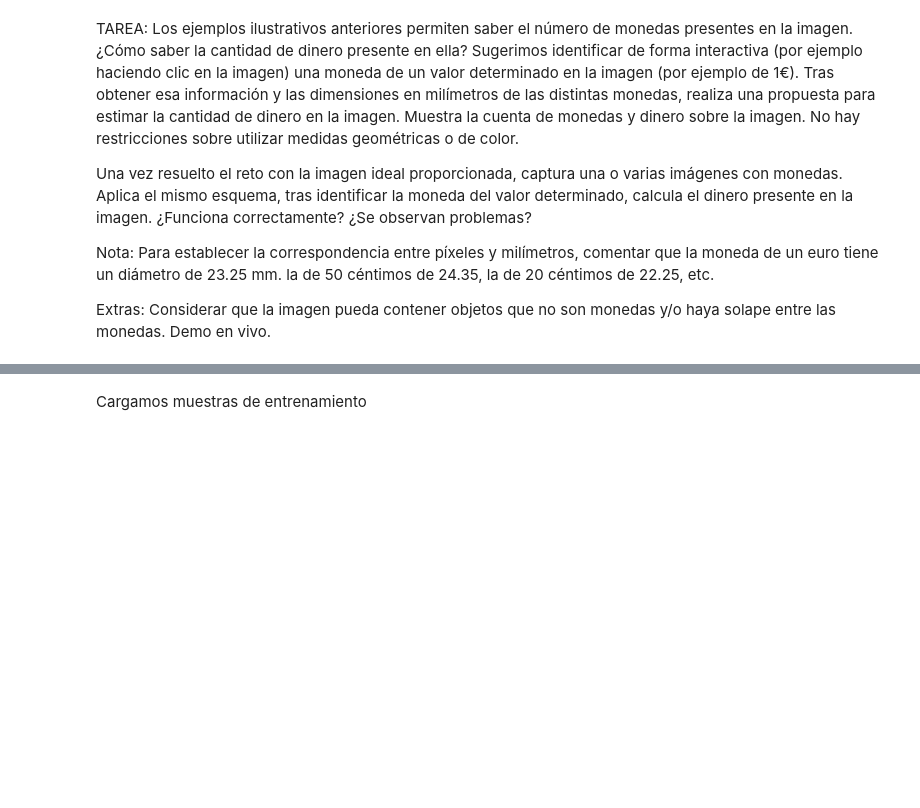
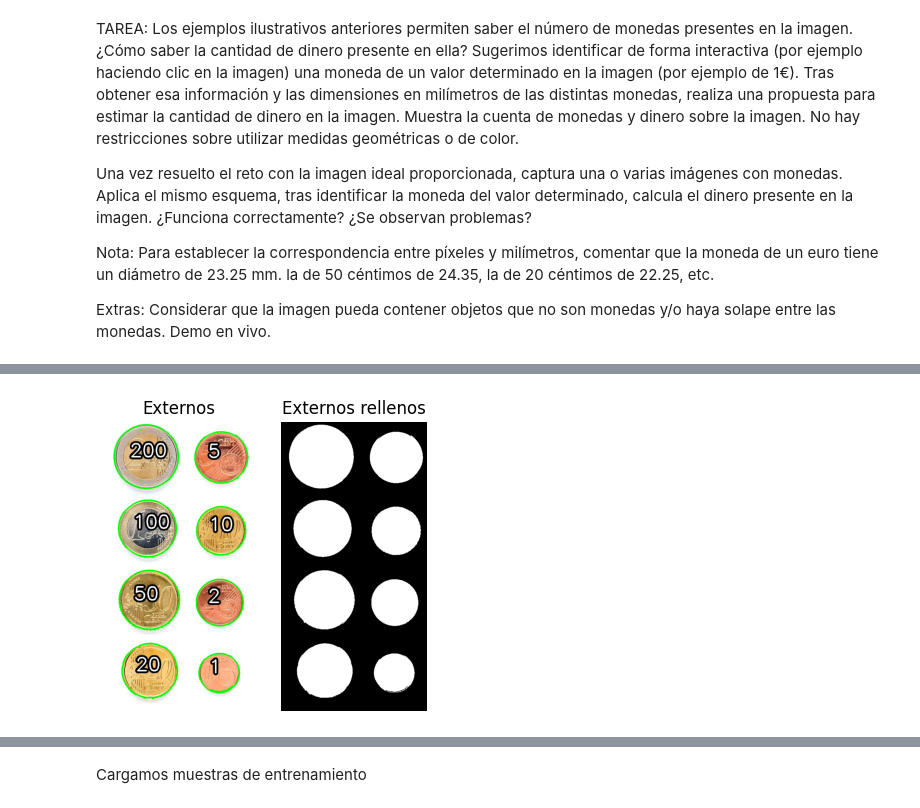
Before and after one commit to ByLucky5/VC_P3, a Jupyter notebook: VC_P3.ipynb, the cells around one changed output, grey strips where cells are left out. Cells and saved outputs as stored; diff of their text form; code cells hidden in the pictures; blank space fills up the shorter version.

```diff
--- a/VC_P3.ipynb
+++ b/VC_P3.ipynb
@@ -17,0 +20,80 @@ Extras: Considerar que la imagen pueda contener objetos que no son monedas y/o h
+# %%
+#Carga imagen ejemplo con monedas
+img = cv2.imread('Monedas.jpg')
+
+#Convierte la imagen a todos de gris
+img_gris = cv2.cvtColor(img, cv2.COLOR_BGR2GRAY)
+
+umbral = 200
+# Umbralizado binario invertido, dado que por defecto se asume objetos en blanco
+_,img_th1 = cv2.threshold(img_gris,umbral,255,cv2.THRESH_BINARY_INV)
+
+#Localiza contornos en imagen obtenida con umbral fijo
+#Obtiene únicamente los contornos externos
+contornos, _ = cv2.findContours(img_th1,
+    cv2.RETR_EXTERNAL ,
+    cv2.CHAIN_APPROX_SIMPLE)
+
+#Dibuja sobre la imagen de entrada sólo contornos externos
+img_rgb = cv2.cvtColor(img, cv2.COLOR_BGR2RGB)
+cv2.drawContours(img_rgb, contornos, -1, (0,255,0), 3)
+
+radiusArray = []
+
+#Dibuja contornos externos rellenos en imagen vacía
+#Imagen negra
+img_cont = np.zeros(img_rgb.shape)
+#Recorre los contornos externos
+for c in contornos:
+    #Área del contorno
+    area = cv2.contourArea(c)
+    #Área mínima
+    if area > 10:
+        #Mínimo círculo que contiene al contorno
+        (cx,cy),radio = cv2.minEnclosingCircle(c)
+        #Si el contorno tiene más de 5 puntos, añade el radio a la lista
+        if c.shape[0] > 5:
+            radiusArray.append(radio)
+
+        #Dibuja los contornos
+        cv2.drawContours(img_cont, [c], -1, (255,255,255), -1)
+
+#Ordena los radios de los círculos, de mayor a menor
+radiusArray.sort(reverse=True)
+#Tipos de monedas en centimos ordenadas de mayor a menor tamaño
+#Se crea un diccionario con los valores de las monedas y su radio
+coinData = dict(zip(radiusArray, [200,50,100,20,5,10,2,1]))
+
+#Se procesa la imagen original
+total = 0
+for c in contornos:
+    #Mínimo círculo que contiene al contorno
+    (cx,cy),radio = cv2.minEnclosingCircle(c)
+    for v in coinData:
+        #Compara el radio de las monedas, con un 1% de tolerancia
+        if (v == radio):
+            total += coinData[v]
+            # Dibuja texto con valor de la moneda, con borde para mejor visualización
+            cv2.putText(img_rgb, str(coinData[v]),
+                (int(cx-radio/2), int(cy)), cv2.FONT_HERSHEY_SIMPLEX, 2, (0, 0, 0), 15)
+            cv2.putText(img_rgb, str(coinData[v]),
+                (int(cx-radio/2), int(cy)), cv2.FONT_HERSHEY_SIMPLEX, 2, (255, 255, 255), 3)
+
+            break
+
+#Muestra resultados
+print("Total: ", total/100, "€")
+
+plt.subplot(131)
+plt.axis("off")
+plt.imshow(img_rgb)
+plt.title('Externos')
+
+plt.subplot(132)
+plt.axis("off")
+plt.imshow(img_cont)
+plt.title('Externos rellenos')
+#Guarda la imagen resultante a disco y muestra
+plt.savefig('MonedasRes.jpg', bbox_inches='tight')
+plt.show()
+# %% [output]
@@ -17,0 +102 @@ Extras: Considerar que la imagen pueda contener objetos que no son monedas y/o h
+[figure, added]
```
Also changed, not shown: parts of 7 cells of this notebook, 9 other files.
